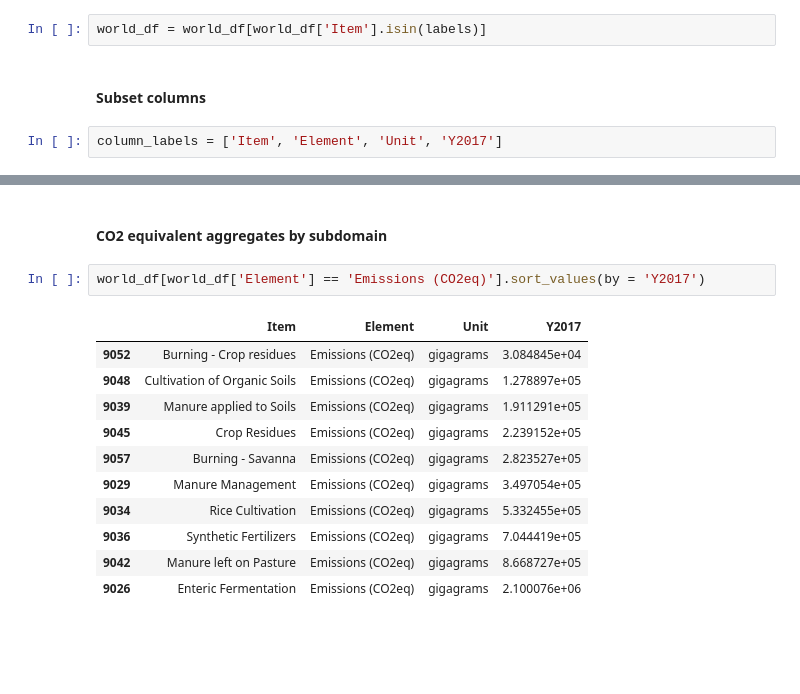
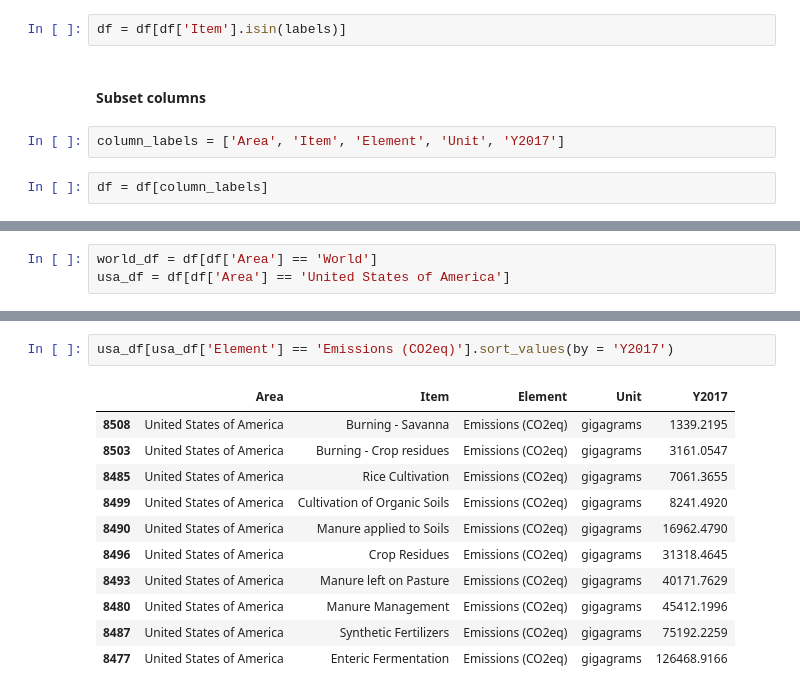
Before and after one commit to diehl/agriculture-emissions, a Jupyter notebook: notebooks/FAOSTAT-Emissions.ipynb, the cells around one changed output, grey strips where cells are left out. Cells and saved outputs as stored; diff of their text form; blank space fills up the shorter version.

```diff
--- a/notebooks/FAOSTAT-Emissions.ipynb
+++ b/notebooks/FAOSTAT-Emissions.ipynb
@@ -54,8 +50,10 @@ labels = ['Enteric Fermentation', 'Manure Management', 'Rice Cultivation',
           'Burning - Crop residues', 'Burning - Savanna',
           'Cultivation of Organic Soils']
 # %%
-world_df = world_df[world_df['Item'].isin(labels)]
+df = df[df['Item'].isin(labels)]
 # %% [markdown]
 #### Subset columns
 # %%
-column_labels = ['Item', 'Element', 'Unit', 'Y2017']
+column_labels = ['Area', 'Item', 'Element', 'Unit', 'Y2017']
+# %%
+df = df[column_labels]
@@ -61,0 +62,3 @@ column_labels = ['Item', 'Element', 'Unit', 'Y2017']
+# %%
+world_df = df[df['Area'] == 'World']
+usa_df = df[df['Area'] == 'United States of America']
@@ -64,16 +119,14 @@ world_df = world_df[column_labels]
-# %% [markdown]
-#### CO2 equivalent aggregates by subdomain
 # %%
-world_df[world_df['Element'] == 'Emissions (CO2eq)'].sort_values(by = 'Y2017')
+usa_df[usa_df['Element'] == 'Emissions (CO2eq)'].sort_values(by = 'Y2017')
 # %% [output]
-|  | Item | Element | Unit | Y2017 |
-| 9052 | Burning - Crop residues | Emissions (CO2eq) | gigagrams | 3.084845e+04 |
-| 9048 | Cultivation of Organic Soils | Emissions (CO2eq) | gigagrams | 1.278897e+05 |
-| 9039 | Manure applied to Soils | Emissions (CO2eq) | gigagrams | 1.911291e+05 |
-| 9045 | Crop Residues | Emissions (CO2eq) | gigagrams | 2.239152e+05 |
-| 9057 | Burning - Savanna | Emissions (CO2eq) | gigagrams | 2.823527e+05 |
-| 9029 | Manure Management | Emissions (CO2eq) | gigagrams | 3.497054e+05 |
-| 9034 | Rice Cultivation | Emissions (CO2eq) | gigagrams | 5.332455e+05 |
-| 9036 | Synthetic Fertilizers | Emissions (CO2eq) | gigagrams | 7.044419e+05 |
-| 9042 | Manure left on Pasture | Emissions (CO2eq) | gigagrams | 8.668727e+05 |
-| 9026 | Enteric Fermentation | Emissions (CO2eq) | gigagrams | 2.100076e+06 |
+|  | Area | Item | Element | Unit | Y2017 |
+| 8508 | United States of America | Burning - Savanna | Emissions (CO2eq) | gigagrams | 1339.2195 |
+| 8503 | United States of America | Burning - Crop residues | Emissions (CO2eq) | gigagrams | 3161.0547 |
+| 8485 | United States of America | Rice Cultivation | Emissions (CO2eq) | gigagrams | 7061.3655 |
+| 8499 | United States of America | Cultivation of Organic Soils | Emissions (CO2eq) | gigagrams | 8241.4920 |
+| 8490 | United States of America | Manure applied to Soils | Emissions (CO2eq) | gigagrams | 16962.4790 |
+| 8496 | United States of America | Crop Residues | Emissions (CO2eq) | gigagrams | 31318.4645 |
+| 8493 | United States of America | Manure left on Pasture | Emissions (CO2eq) | gigagrams | 40171.7629 |
+| 8480 | United States of America | Manure Management | Emissions (CO2eq) | gigagrams | 45412.1996 |
+| 8487 | United States of America | Synthetic Fertilizers | Emissions (CO2eq) | gigagrams | 75192.2259 |
+| 8477 | United States of America | Enteric Fermentation | Emissions (CO2eq) | gigagrams | 126468.9166 |
```
Also changed, not shown: parts of 11 cells of this notebook.
